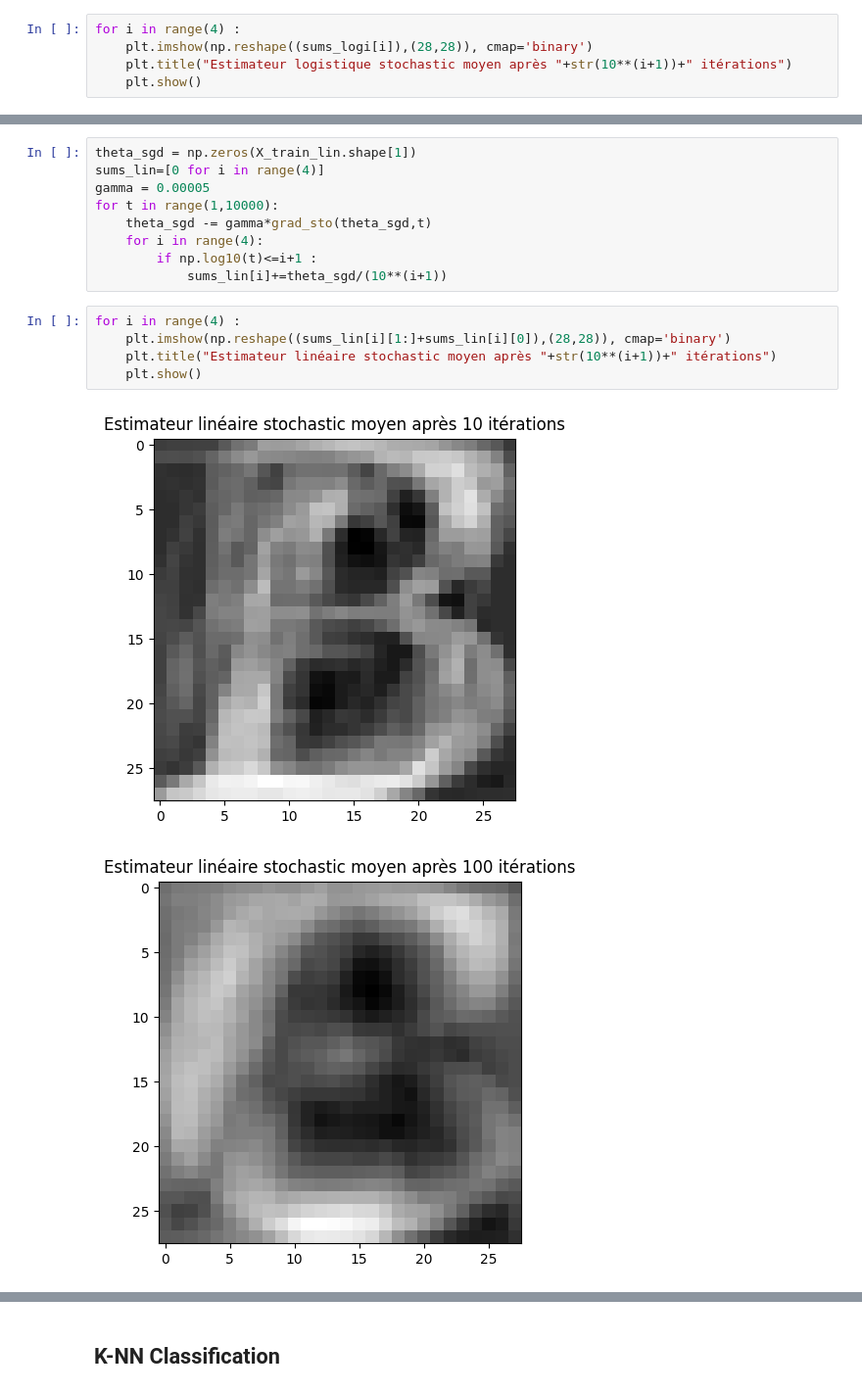
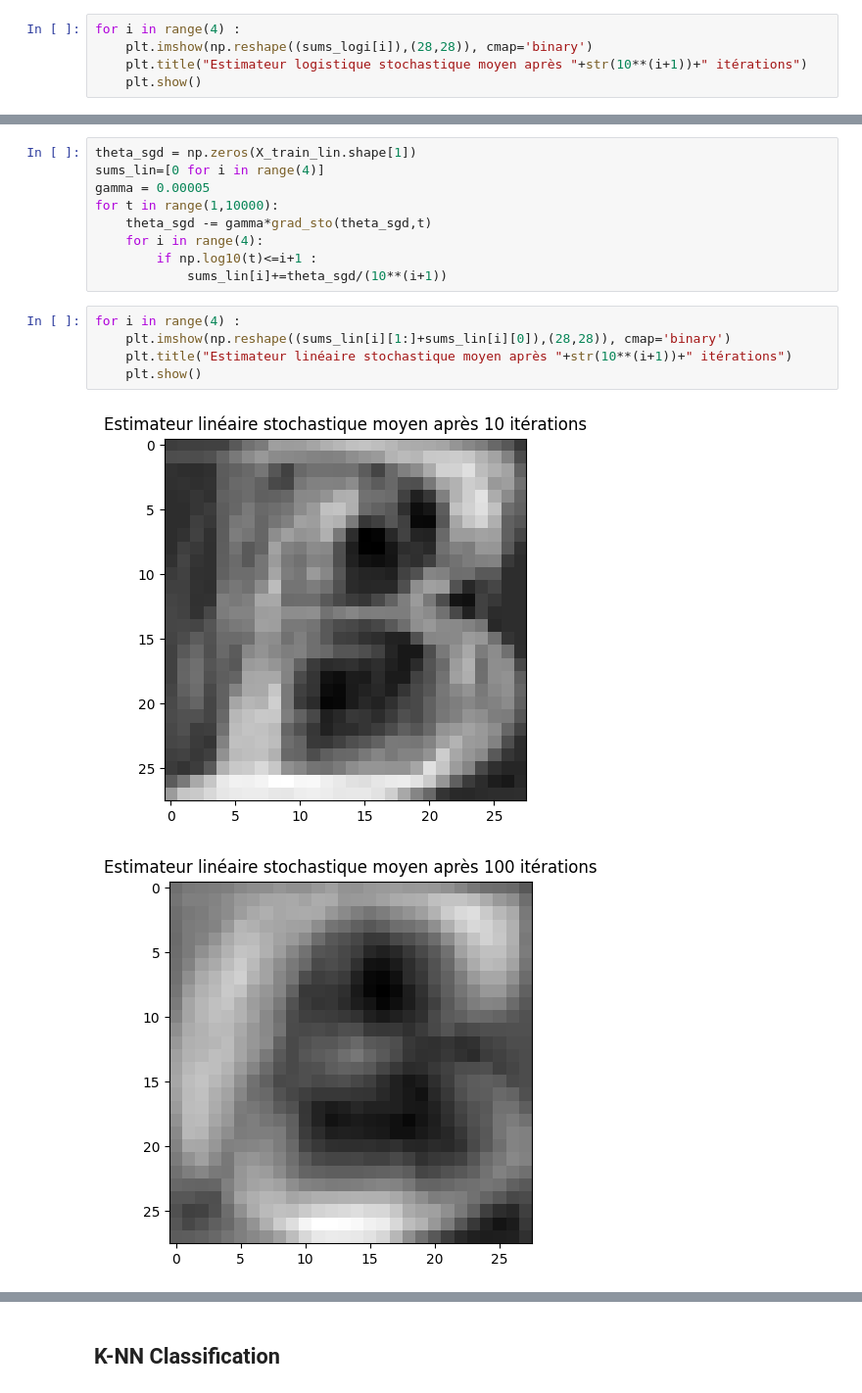
Before and after one commit to Hazdard/AppStat, a Jupyter notebook: DM_1/Sacha-Ben-Arous-DM1.ipynb, the cells around one changed output, grey strips where cells are left out. Shown: that part at 98% size. Cells and saved outputs as stored; diff of their text form.

```diff
--- a/DM_1/Sacha-Ben-Arous-DM1.ipynb
+++ b/DM_1/Sacha-Ben-Arous-DM1.ipynb
@@ -193,6 +193,6 @@ for t in range(10000):
 # %%
 for i in range(4) :
     plt.imshow(np.reshape((sums_logi[i]),(28,28)), cmap='binary')
-    plt.title("Estimateur logistique stochastic moyen après "+str(10**(i+1))+" itérations")
+    plt.title("Estimateur logistique stochastique moyen après "+str(10**(i+1))+" itérations")
     plt.show()
 # %% [output]
@@ -212,8 +212,8 @@ for t in range(1,10000):
 # %%
 for i in range(4) :
     plt.imshow(np.reshape((sums_lin[i][1:]+sums_lin[i][0]),(28,28)), cmap='binary')
-    plt.title("Estimateur linéaire stochastic moyen après "+str(10**(i+1))+" itérations")
+    plt.title("Estimateur linéaire stochastique moyen après "+str(10**(i+1))+" itérations")
     plt.show()
 # %% [output]
-[figure, old version]
+[figure, new version]
-[figure, old version]
+[figure, new version]
```
Also changed, not shown: parts of 3 cells of this notebook.
